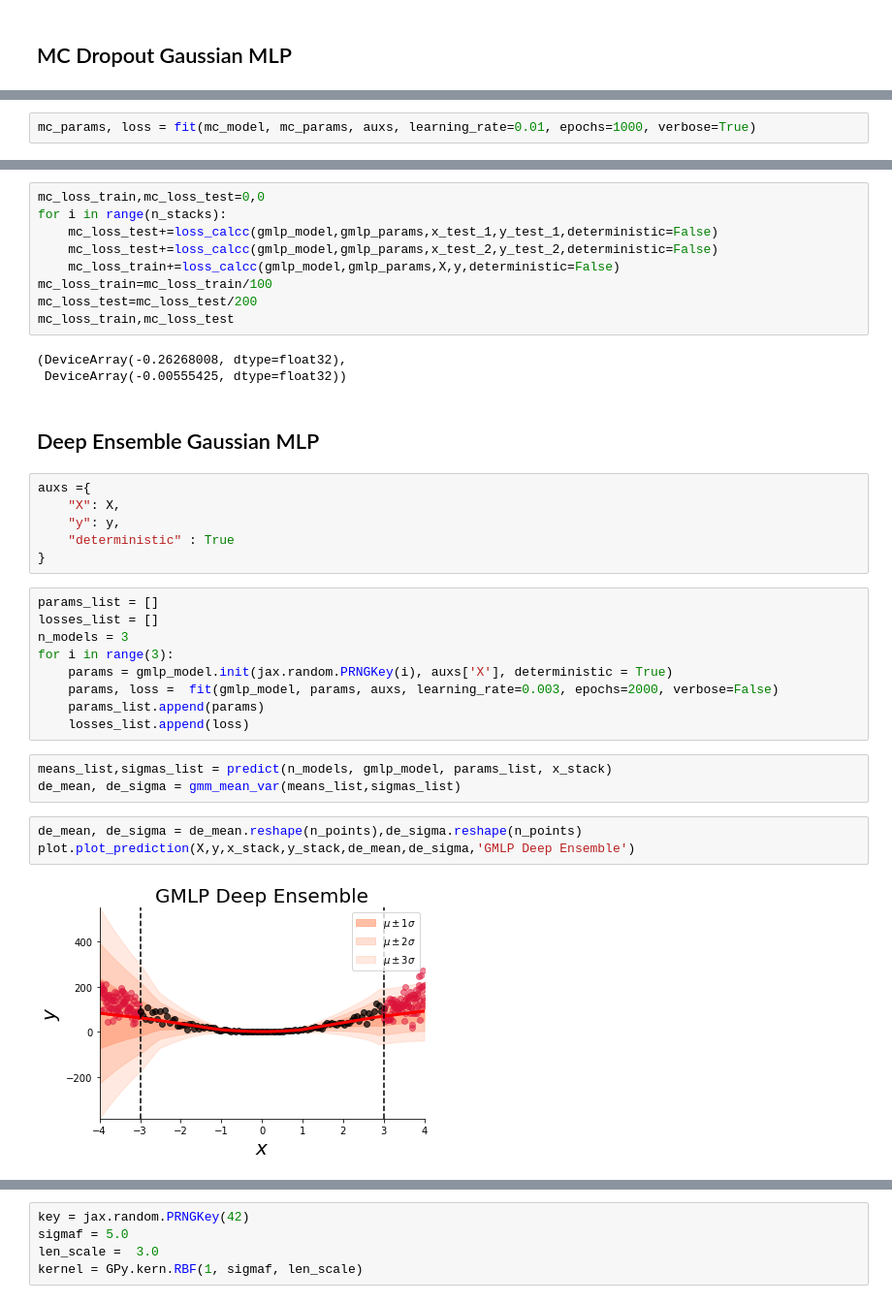
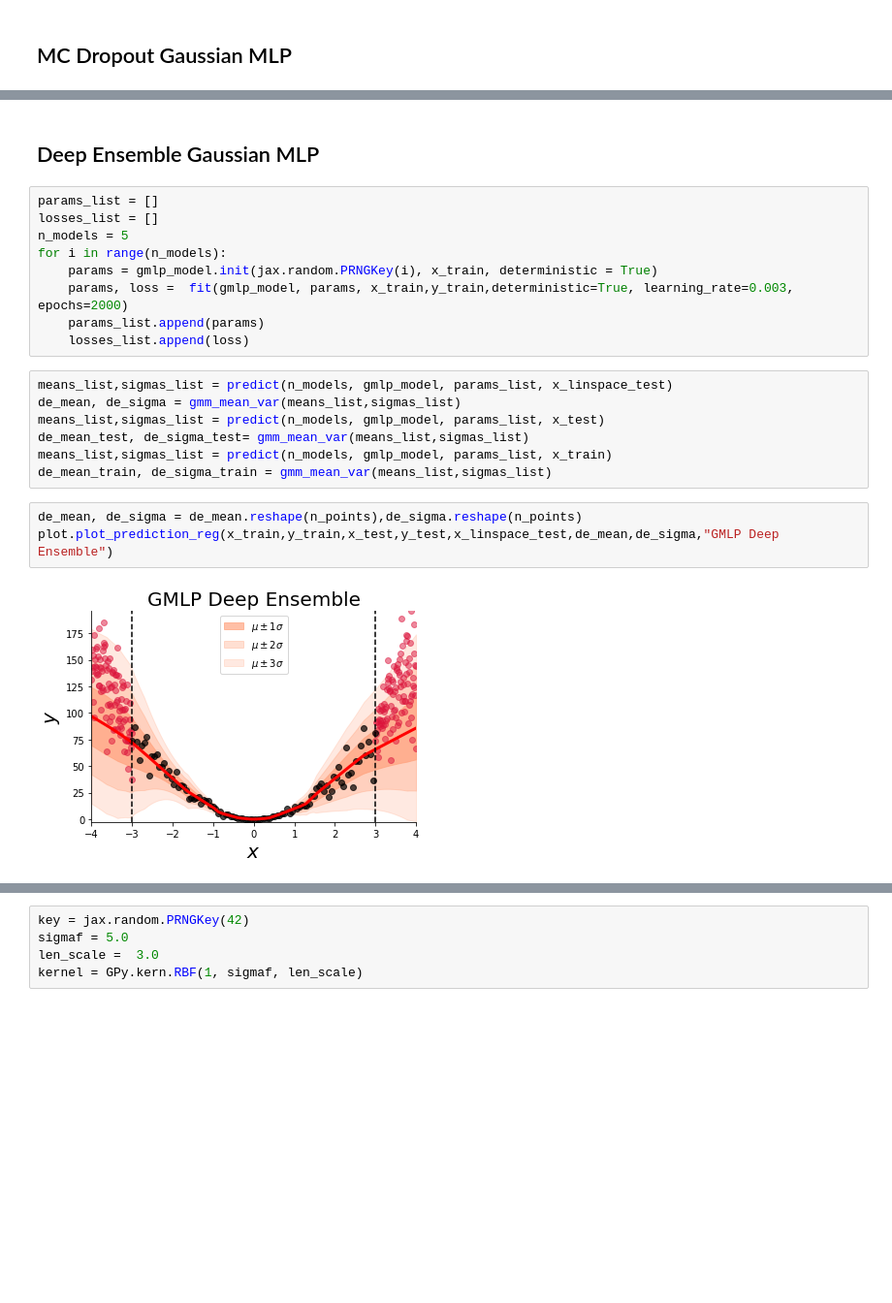
Before and after one commit to nipunbatra/bnn-zoo, a Jupyter notebook: notebooks/regression/heteroDataComparison.ipynb, the cells around one changed output, grey strips where cells are left out. Shown at 97% size. Saved outputs shown, nothing was run; the diff lists cells and outputs as text; blank space fills up the shorter version.

```diff
--- a/notebooks/regression/heteroDataComparison.ipynb
+++ b/notebooks/regression/heteroDataComparison.ipynb
@@ -142,2 +84,0 @@ mc_params = mc_model.init(jax.random.PRNGKey(0), X, True)
-# %%
-mc_params, loss = fit(mc_model, mc_params, auxs, learning_rate=0.01, epochs=1000, verbose=True)
@@ -168,37 +115,23 @@ plot.plot_prediction(X,y,x_stack,y_stack,mc_mean,mc_sigma,'GMLP MC Dropout')
-# %%
-mc_loss_train,mc_loss_test=0,0
-for i in range(n_stacks):
-    mc_loss_test+=loss_calcc(gmlp_model,gmlp_params,x_test_1,y_test_1,deterministic=False)
-    mc_loss_test+=loss_calcc(gmlp_model,gmlp_params,x_test_2,y_test_2,deterministic=False)
-    mc_loss_train+=loss_calcc(gmlp_model,gmlp_params,X,y,deterministic=False)
-mc_loss_train=mc_loss_train/100
-mc_loss_test=mc_loss_test/200
-mc_loss_train,mc_loss_test
-# %% [output]
-(DeviceArray(-0.26268008, dtype=float32),
- DeviceArray(-0.00555425, dtype=float32))
 # %% [markdown]
 ## Deep Ensemble Gaussian MLP
-# %%
-auxs ={
-    "X": X,
-    "y": y,
-    "deterministic" : True
-}
 # %%
 params_list = []
 losses_list = []
-n_models = 3
-for i in range(3):
-    params = gmlp_model.init(jax.random.PRNGKey(i), auxs['X'], deterministic = True)
-    params, loss =  fit(gmlp_model, params, auxs, learning_rate=0.003, epochs=2000, verbose=False)
+n_models = 5
+for i in range(n_models):
+    params = gmlp_model.init(jax.random.PRNGKey(i), x_train, deterministic = True)
+    params, loss =  fit(gmlp_model, params, x_train,y_train,deterministic=True, learning_rate=0.003, epochs=2000)
     params_list.append(params)
     losses_list.append(loss)
 # %%
-means_list,sigmas_list = predict(n_models, gmlp_model, params_list, x_stack)
+means_list,sigmas_list = predict(n_models, gmlp_model, params_list, x_linspace_test)
 de_mean, de_sigma = gmm_mean_var(means_list,sigmas_list)
+means_list,sigmas_list = predict(n_models, gmlp_model, params_list, x_test)
+de_mean_test, de_sigma_test= gmm_mean_var(means_list,sigmas_list)
+means_list,sigmas_list = predict(n_models, gmlp_model, params_list, x_train)
+de_mean_train, de_sigma_train = gmm_mean_var(means_list,sigmas_list)
 # %%
 de_mean, de_sigma = de_mean.reshape(n_points),de_sigma.reshape(n_points)
-plot.plot_prediction(X,y,x_stack,y_stack,de_mean,de_sigma,'GMLP Deep Ensemble')
+plot.plot_prediction_reg(x_train,y_train,x_test,y_test,x_linspace_test,de_mean,de_sigma,"GMLP Deep Ensemble")
 # %% [output]
-[figure, old version]
+[figure, new version]
```
Also changed, not shown: parts of 46 cells of this notebook, 2 other files.
